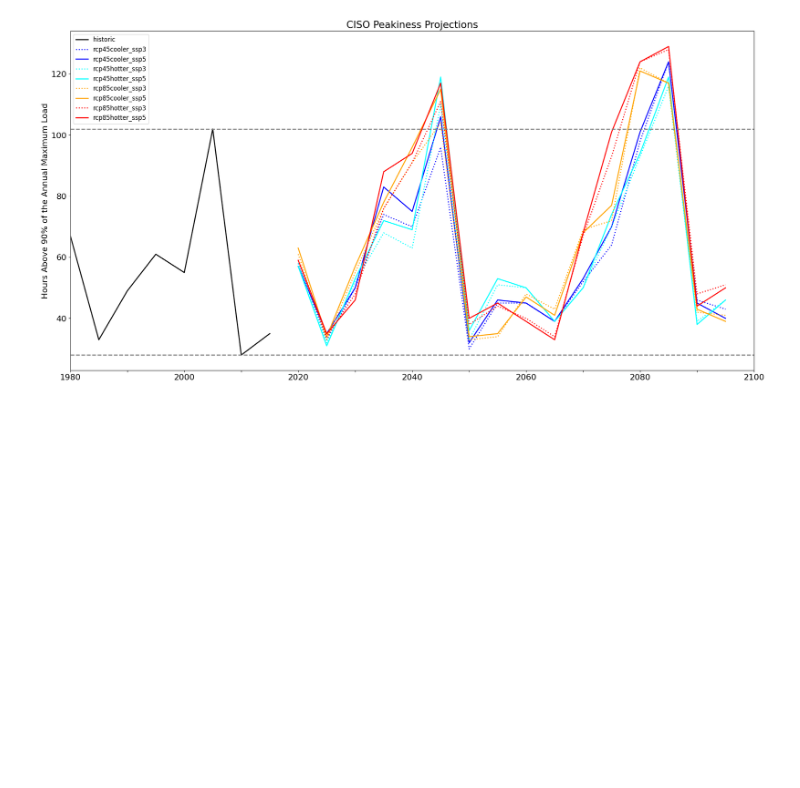
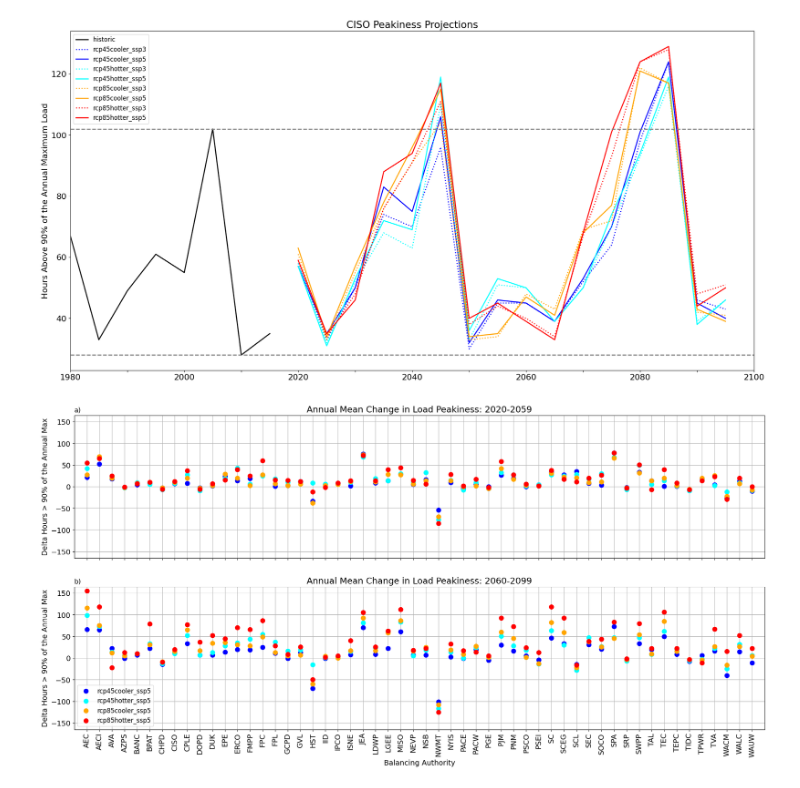
Before and after one commit to IMMM-SFA/burleyson-etal_2024_applied_energy, a Jupyter notebook: notebooks/ba_peakiness_analysis.ipynb, the cells around one changed output. Cells and saved outputs as stored; diff of their text form; code cells hidden in the pictures; blank space fills up the shorter version.

Commit message:
Added peakiness figure

```diff
--- a/notebooks/ba_peakiness_analysis.ipynb
+++ b/notebooks/ba_peakiness_analysis.ipynb
@@ -17,7 +17,7 @@ from glob import glob
 # Identify the top-level directory and the subdirectory where the data will be stored:
 data_input_dir =  '/Users/burl878/Documents/IMMM/Data/TELL/Production_Runs/tell_data/outputs/tell_output/'
 data_output_dir =  '/Users/burl878/Documents/Code/code_repos/burleyson-etal_2023_applied_energy/data/peakiness/'
-image_output_dir =  '/Users/burl878/Documents/Code/code_repos/burleyson-etal_2023_applied_energy/figures/Balancing_Authorities/'
+image_output_dir =  '/Users/burl878/Documents/Code/code_repos/burleyson-etal_2023_applied_energy/figures/'
 # %% [markdown]
 ## Process the Annual Mean Load Difference
 # %%
@@ -165,14 +165,20 @@ def process_ba_peakiness_deltas(data_input_dir: str, data_output_dir: str, thres
 
     stats_df = stats_one_df.merge(stats_two_df, on=['BA', 'Scenario'])
 
+    # Generate the .csv output file name:
+    csv_output_filename = os.path.join(data_output_dir, 'BA_Peakiness_Statistics_' + str(threshold) + '_Threshold.csv')
+
+    # Write out the dataframe to a .csv file:
+    stats_df.to_csv(csv_output_filename, sep=',', index=False)
+
     return stats_df
 # %%
 # Process the change in peakiness:
-output_df = process_ba_peakiness_deltas(data_input_dir = data_input_dir,
-                                 data_output_dir = data_output_dir,
-                                 threshold = 0.9)
+stats_df = process_ba_peakiness_deltas(data_input_dir = data_input_dir,
+                                       data_output_dir = data_output_dir,
+                                       threshold = 0.9)
 
-output_df
+stats_df
 # %% [output]
 |  | BA | Scenario | Era_One_Delta_Value | Era_Two_Delta_Value |
 | 0 | AEC | rcp45cooler_ssp3 | 21.750 | 74.500 |
@@ -257,0 +324,10 @@ output_df
+# %%
+plot_ba_peakiness_deltas(scenario_to_plot = 'rcp85hotter_ssp5',
+                         data_input_dir = data_input_dir,
+                         data_output_dir = data_output_dir,
+                         threshold = 0.90,
+                         image_output_dir = image_output_dir,
+                         image_resolution = 300,
+                         save_images = True)
+# %% [output]
+[figure, added]
```
Also changed, not shown: parts of 2 cells of this notebook, 1 other file.
